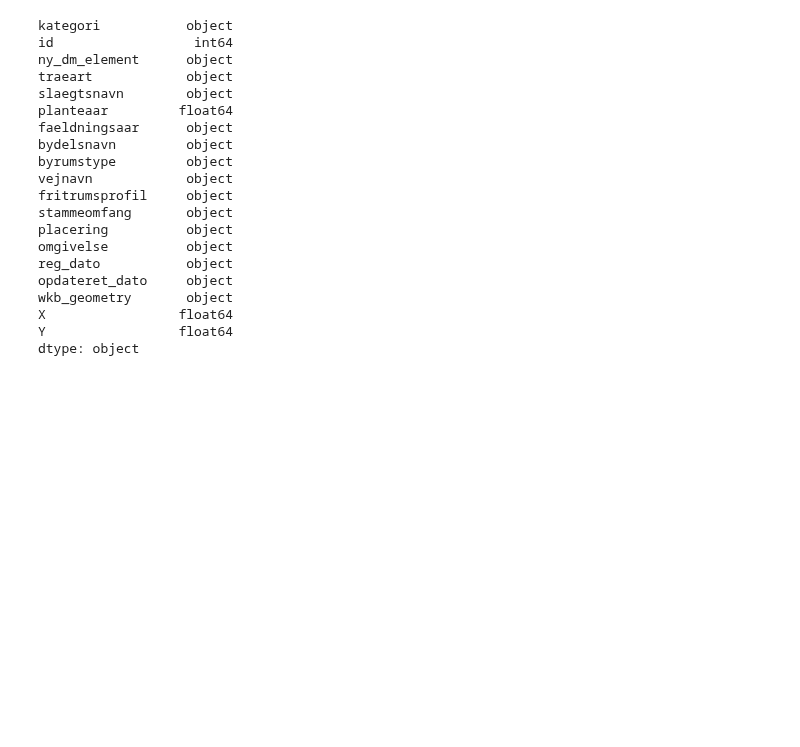
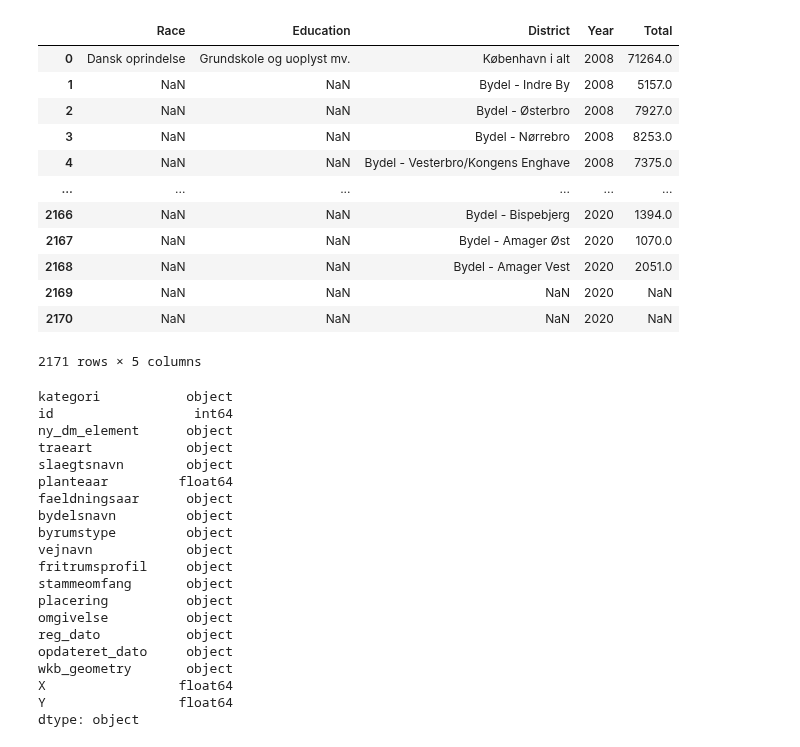
Before and after one commit to Ljoerring/Social-Data-Project, a Jupyter notebook: Read_data.ipynb, the cells around one changed output. Cells and saved outputs as stored; diff of their text form; code cells hidden in the pictures; blank space fills up the shorter version.

```diff
--- a/Read_data.ipynb
+++ b/Read_data.ipynb
@@ -22,3 +72,24 @@ df.head()
+# %%
+df2 = pd.read_excel('data/2022419114031370864435KKUDD2.xlsx', header =2, usecols = "C:R")
+df2.rename(columns = {'Unnamed: 2':'Race', 'Unnamed: 3':'Education', 'Unnamed: 4':'District'}, inplace = True)
+# %%
+df2.melt(id_vars=["Race", "Education", "District"],
+        var_name="Year",
+        value_name="Total")
+# %% [output]
+|  | Race | Education | District | Year | Total |
+| 0 | Dansk oprindelse | Grundskole og uoplyst mv. | København i alt | 2008 | 71264.0 |
+| 1 | NaN | NaN | Bydel - Indre By | 2008 | 5157.0 |
+| 2 | NaN | NaN | Bydel - Østerbro | 2008 | 7927.0 |
+| 3 | NaN | NaN | Bydel - Nørrebro | 2008 | 8253.0 |
+| 4 | NaN | NaN | Bydel - Vesterbro/Kongens Enghave | 2008 | 7375.0 |
+| ... | ... | ... | ... | ... | ... |
+| 2166 | NaN | NaN | Bydel - Bispebjerg | 2020 | 1394.0 |
+| 2167 | NaN | NaN | Bydel - Amager Øst | 2020 | 1070.0 |
+| 2168 | NaN | NaN | Bydel - Amager Vest | 2020 | 2051.0 |
+| 2169 | NaN | NaN | NaN | 2020 | NaN |
+| 2170 | NaN | NaN | NaN | 2020 | NaN |
+2171 rows × 5 columns
 # %%
 df['X'] = df['wkb_geometry'].apply(get_x)
 df['Y'] = df['wkb_geometry'].apply(get_y)
```
Also changed, not shown: parts of 7 cells of this notebook.
